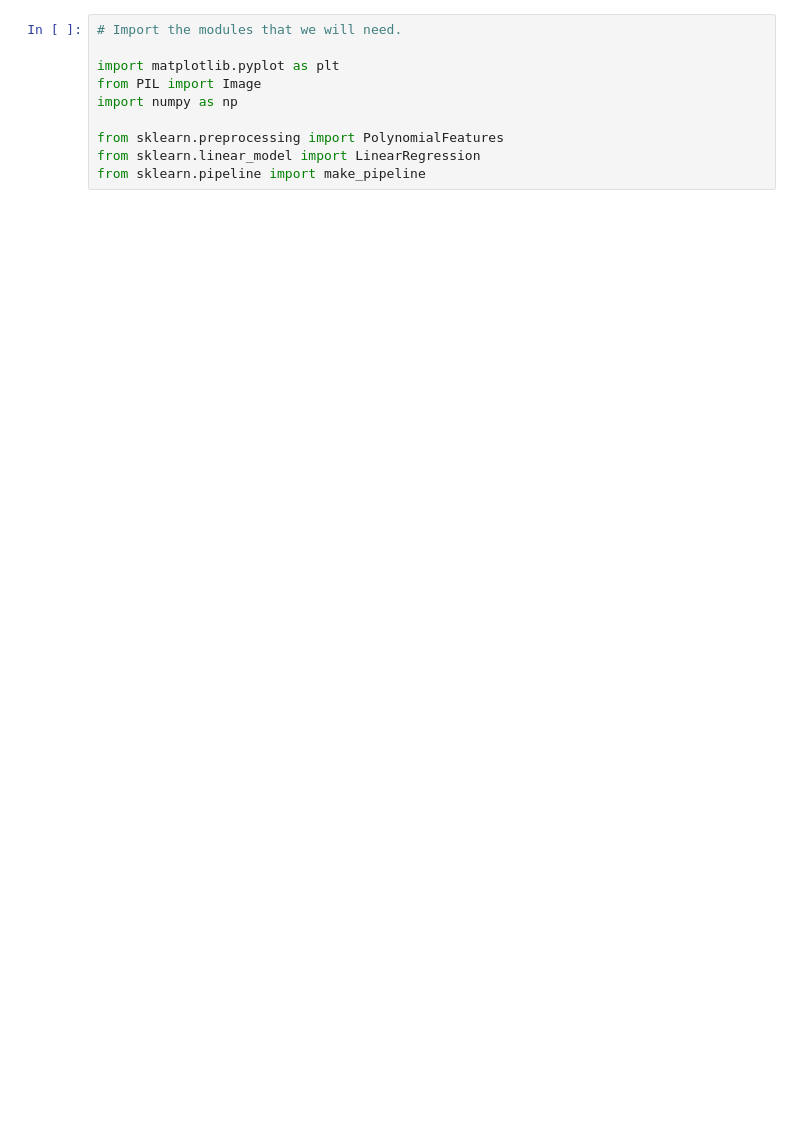
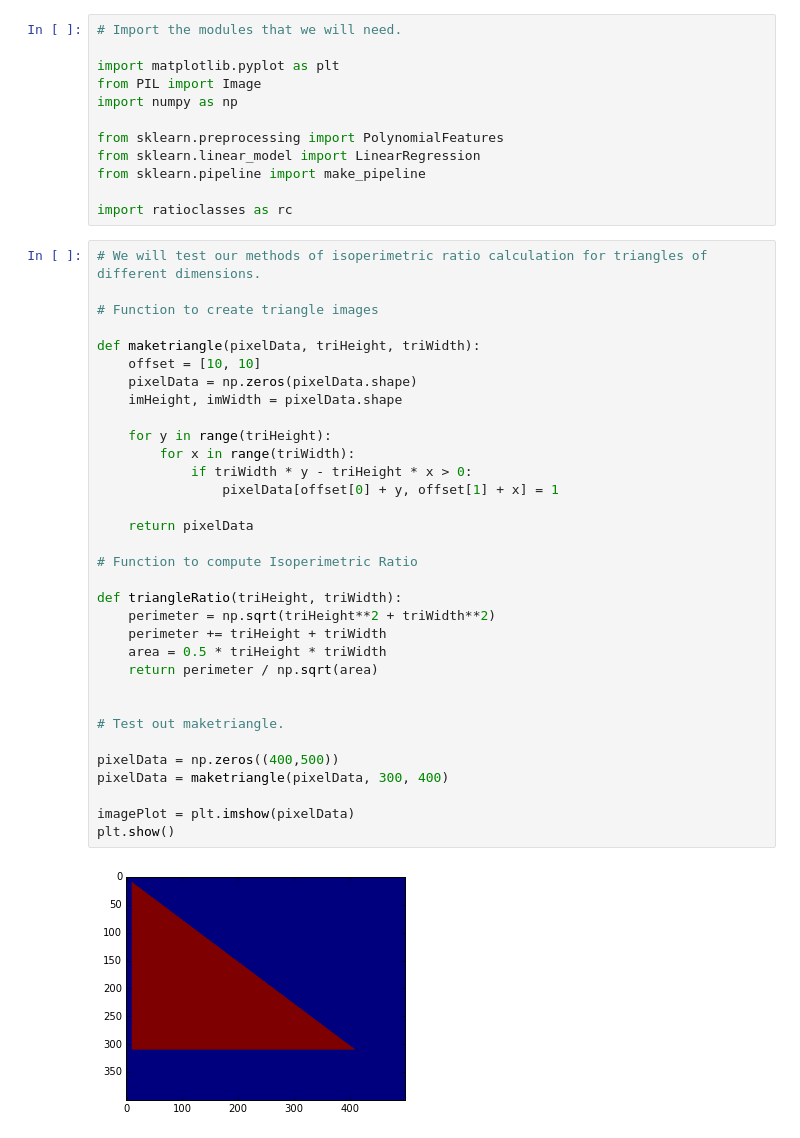
Before and after one commit to MatthewMcGonagle/KaggleLeaf, a Jupyter notebook: RatiosExperiment.ipynb, the cells around one changed output. Saved outputs shown, nothing was run; the diff lists cells and outputs as text; blank space fills up the shorter version.

```diff
--- a/RatiosExperiment.ipynb
+++ b/RatiosExperiment.ipynb
@@ -8,3 +8,40 @@ import numpy as np
 from sklearn.preprocessing import PolynomialFeatures
 from sklearn.linear_model import LinearRegression
 from sklearn.pipeline import make_pipeline
+
+import ratioclasses as rc
+# %%
+# We will test our methods of isoperimetric ratio calculation for triangles of different dimensions.
+
+# Function to create triangle images
+
+def maketriangle(pixelData, triHeight, triWidth):
+    offset = [10, 10]
+    pixelData = np.zeros(pixelData.shape)
+    imHeight, imWidth = pixelData.shape
+
+    for y in range(triHeight):
+        for x in range(triWidth):
+            if triWidth * y - triHeight * x > 0:
+                pixelData[offset[0] + y, offset[1] + x] = 1
+
+    return pixelData
+
+# Function to compute Isoperimetric Ratio
+
+def triangleRatio(triHeight, triWidth):
+    perimeter = np.sqrt(triHeight**2 + triWidth**2)
+    perimeter += triHeight + triWidth
+    area = 0.5 * triHeight * triWidth
+    return perimeter / np.sqrt(area)
+
+
+# Test out maketriangle.
+
+pixelData = np.zeros((400,500))
+pixelData = maketriangle(pixelData, 300, 400)
+
+imagePlot = plt.imshow(pixelData)
+plt.show()
+# %% [output]
+[figure, added]
```
Also changed, not shown: parts of 11 cells of this notebook.
